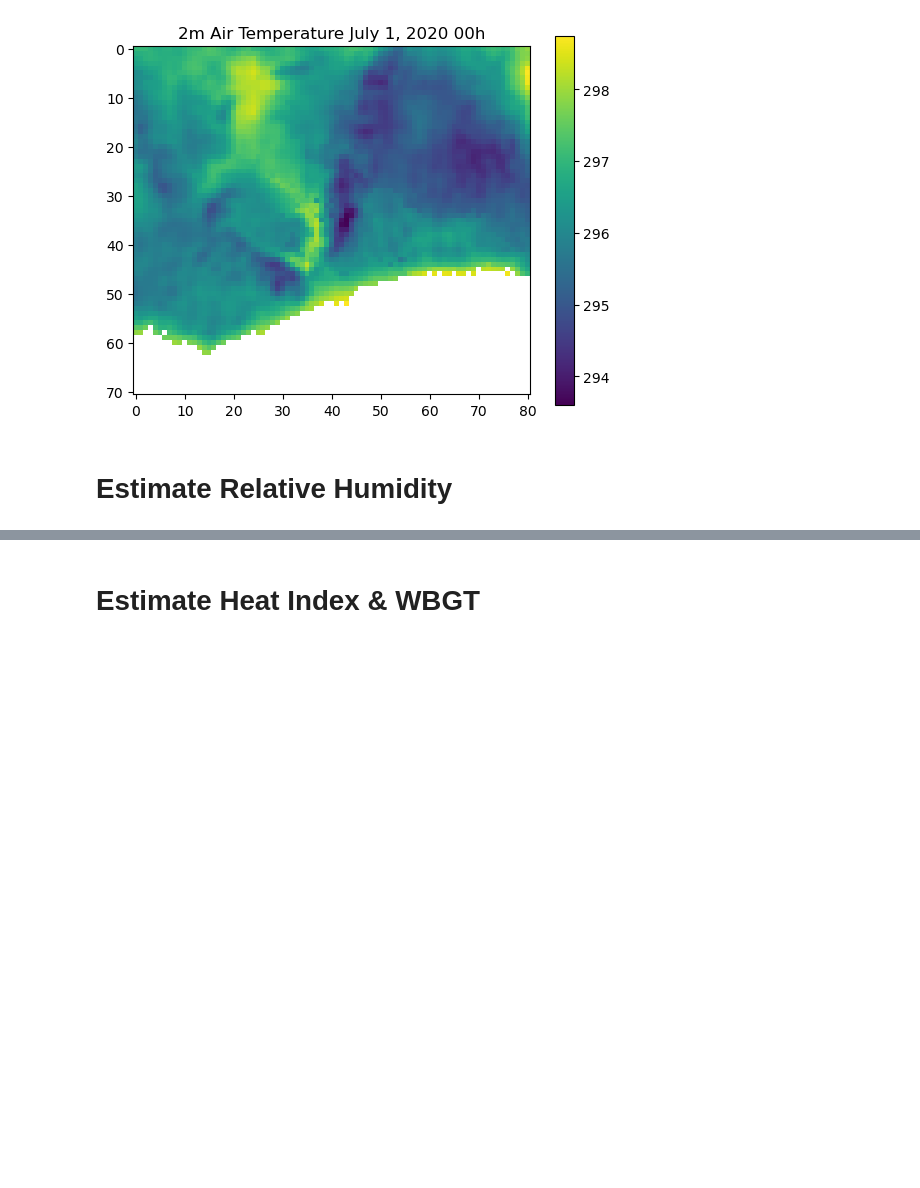
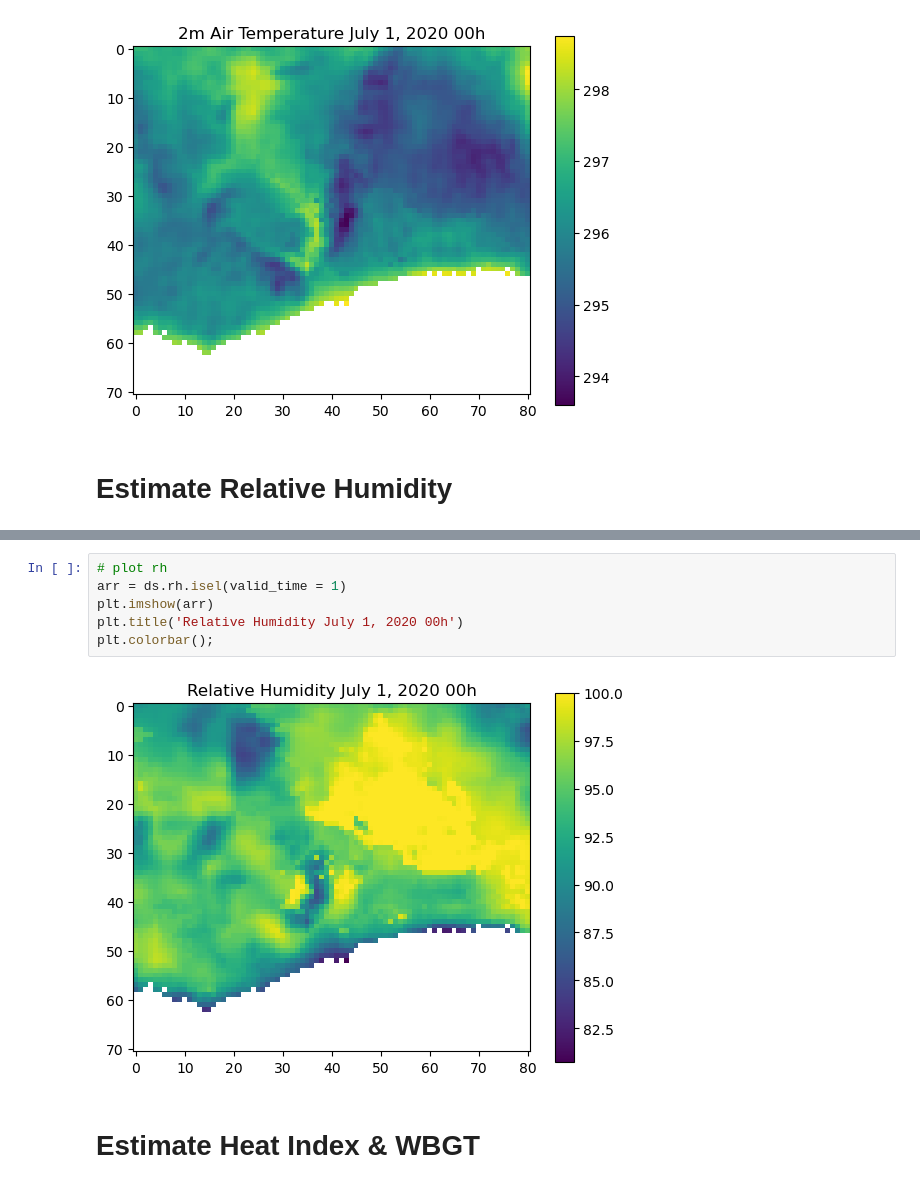
Before and after one commit to cascadet/ERA5Extract, a Jupyter notebook: ERA5_HI_WBGT_AirTemps.ipynb, the cells around one changed output, grey strips where cells are left out. Drawn from its saved outputs; the diff is of its cells as text; blank space fills up the shorter version.

```diff
--- a/ERA5_HI_WBGT_AirTemps.ipynb
+++ b/ERA5_HI_WBGT_AirTemps.ipynb
@@ -123,6 +169,14 @@ Attributes:
     Conventions:             CF-1.7
     institution:             European Centre for Medium-Range Weather Forecasts
     history:                 2024-11-03T02:44 GRIB to CDM+CF via cfgrib-0.9.1...
+# %%
+# plot rh
+arr = ds.rh.isel(valid_time = 1)
+plt.imshow(arr)
+plt.title('Relative Humidity July 1, 2020 00h')
+plt.colorbar();
+# %% [output]
+[figure, added]
 # %% [markdown]
 # Estimate Heat Index & WBGT
 # %%
```
Also changed, not shown: parts of 17 cells of this notebook, 4 other files.
